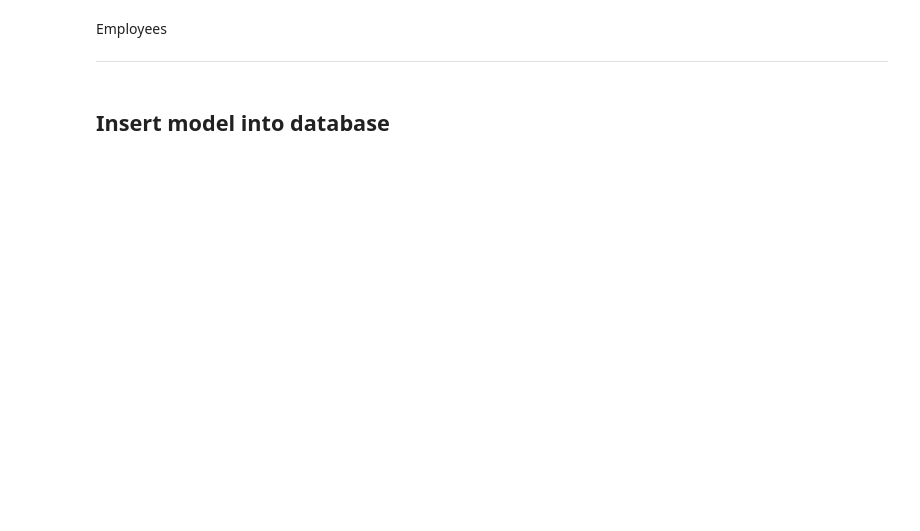
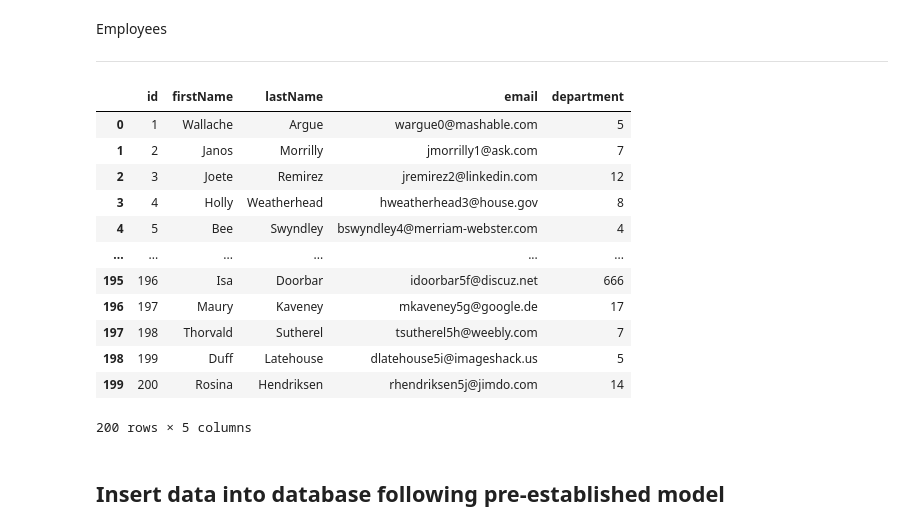
Before and after one commit to AdelGitGud/Notebook-testing-ground, a Jupyter notebook: ECORP1.ipynb, the cells around one changed output. Cells and saved outputs as stored; diff of their text form; code cells hidden in the pictures; blank space fills up the shorter version.

Commit message:
Cleaning data

```diff
--- a/ECORP1.ipynb
+++ b/ECORP1.ipynb
@@ -258,3 +301,25 @@ Departments
 Employees
 
 ---
+# %%
+employeesCsv.fillna(666, inplace=True)
+employeesCsv.rename(columns={"first_name" : "firstName"
+, "last_name" : "lastName"
+, "job": "department"}
+, inplace=True)
+employeesCsv["department"] = employeesCsv["department"].astype(int)
+employeesCsv
+# %% [output]
+|  | id | firstName | lastName | email | department |
+| 0 | 1 | Wallache | Argue | wargue0@mashable.com | 5 |
+| 1 | 2 | Janos | Morrilly | jmorrilly1@ask.com | 7 |
+| 2 | 3 | Joete | Remirez | jremirez2@linkedin.com | 12 |
+| 3 | 4 | Holly | Weatherhead | hweatherhead3@house.gov | 8 |
+| 4 | 5 | Bee | Swyndley | bswyndley4@merriam-webster.com | 4 |
+| ... | ... | ... | ... | ... | ... |
+| 195 | 196 | Isa | Doorbar | idoorbar5f@discuz.net | 666 |
+| 196 | 197 | Maury | Kaveney | mkaveney5g@google.de | 17 |
+| 197 | 198 | Thorvald | Sutherel | tsutherel5h@weebly.com | 7 |
+| 198 | 199 | Duff | Latehouse | dlatehouse5i@imageshack.us | 5 |
+| 199 | 200 | Rosina | Hendriksen | rhendriksen5j@jimdo.com | 14 |
+200 rows × 5 columns
@@ -261,2 +328,2 @@ Employees
 # %% [markdown]
-## Insert model into database
+## Insert data into database following pre-established model
```
Also changed, not shown: parts of 12 cells of this notebook.
